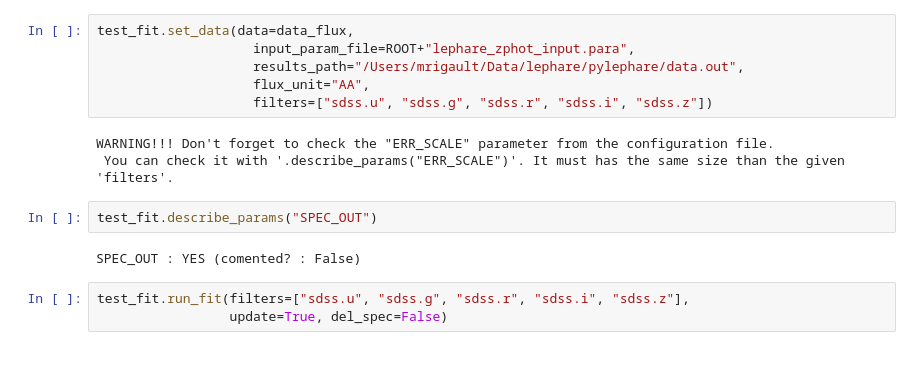
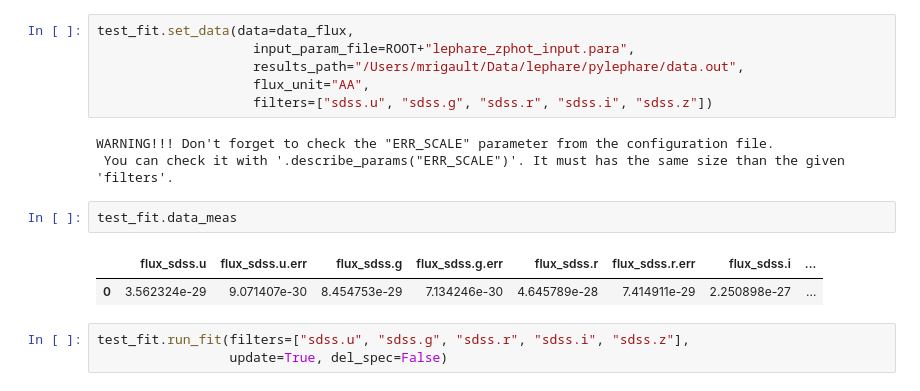
Before and after one commit to MartinBriday/pylephare, a Jupyter notebook: notebooks/test_lephare.ipynb, the cells around one changed output. Cells and saved outputs as stored; diff of their text form; blank space fills up the shorter version.

```diff
--- a/notebooks/test_lephare.ipynb
+++ b/notebooks/test_lephare.ipynb
@@ -62,10 +64,11 @@ test_fit.set_data(data=data_flux,
 # %% [output]
 WARNING!!! Don't forget to check the "ERR_SCALE" parameter from the configuration file.
  You can check it with '.describe_params("ERR_SCALE")'. It must has the same size than the given 'filters'.
-# %%
-test_fit.describe_params("SPEC_OUT")
-# %% [output]
-SPEC_OUT : YES (comented? : False)
+# %%
+test_fit.data_meas
+# %% [output]
+|  | flux_sdss.u | flux_sdss.u.err | flux_sdss.g | flux_sdss.g.err | flux_sdss.r | flux_sdss.r.err | flux_sdss.i | ... |
+| 0 | 3.562324e-29 | 9.071407e-30 | 8.454753e-29 | 7.134246e-30 | 4.645789e-28 | 7.414911e-29 | 2.250898e-27 | ... |
 # %%
 test_fit.run_fit(filters=["sdss.u", "sdss.g", "sdss.r", "sdss.i", "sdss.z"],
                  update=True, del_spec=False)
```
Also changed, not shown: parts of 1 cell of this notebook, 1 other file.
